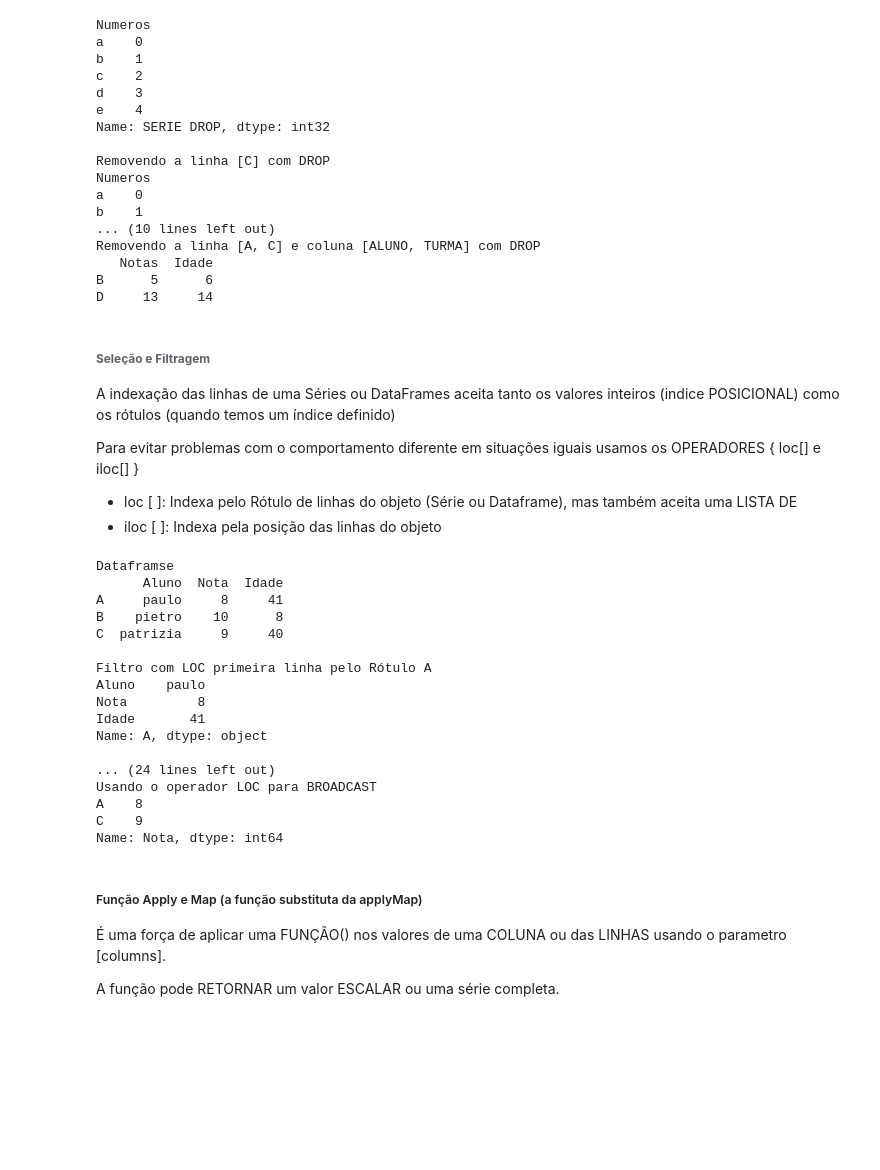
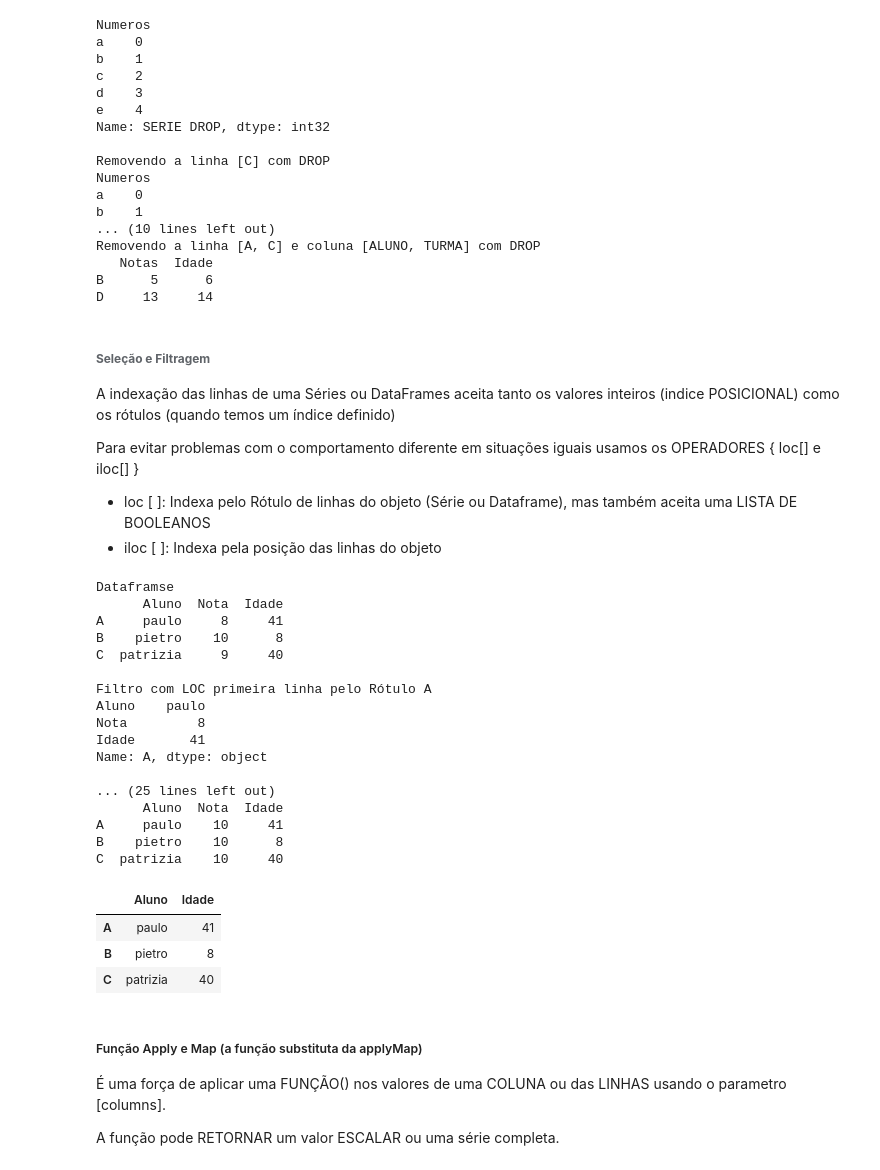
Before and after one commit to paulosilvapinheiro/python, a Jupyter notebook: python para Analise de Dados/pandas/nb_pandas_introducao.ipynb, the cells around one changed output. Drawn from its saved outputs; the diff is of its cells as text; code cells hidden in the pictures; blank space fills up the shorter version.

```diff
--- a/python para Analise de Dados/pandas/nb_pandas_estudo.ipynb
+++ b/python para Analise de Dados/pandas/nb_pandas_introducao.ipynb
@@ -510,7 +510,7 @@ A indexação das linhas de uma Séries ou DataFrames aceita tanto os valores in
 
 Para evitar problemas com o comportamento diferente em situações iguais usamos os OPERADORES { loc[] e iloc[] }
 
-* loc   [ ]: Indexa pelo Rótulo de linhas do objeto (Série ou Dataframe), mas também aceita uma LISTA DE
+* loc   [ ]: Indexa pelo Rótulo de linhas do objeto (Série ou Dataframe), mas também aceita uma LISTA DE BOOLEANOS
 * iloc  [ ]: Indexa pela posição das linhas do objeto
 # %%
 # DataFrame
@@ -521,38 +521,44 @@ print(f"Dataframse \n{df}")
 print(f"\nFiltro com LOC primeira linha pelo Rótulo A\n{df.loc['A']}")
 
 print(f"\nO operador LOC aceita uma lista BOOLEANA\n{df.loc[df['Nota'] < 10]}")
 
 print(f"\nUsando o operador LOC para filtro de LINHAS e COLUNAS\n{df.loc[df['Nota'] < 10, ['Aluno','Idade']]}")
 
 print(f"\nUsando o operador LOC para filtro de LINHAS e COLUNAS\n{df.loc[(df['Aluno'].str.startswith('pau')) & (df['Nota'] < 10), ['Aluno','Idade']]}")
 
 print(f"\nFiltro com iLOC primeira linha pela POSIÇÃO 1\n{df.iloc[0]}")
 
 print(f"\nFiltro com iLOC com SLICE\n{df.iloc[0:1, 0:]}")
 
 # BroadCast
 
 df.loc[df['Idade'] > 35, 'Nota'] = 10
 
 print(f"\nUsando o operador LOC para BROADCAST\n{df}")
+
+df[['Aluno','Idade']].loc[df['Nota'] == 10]
 # %% [output]
 Dataframse
       Aluno  Nota  Idade
 A     paulo     8     41
 B    pietro    10      8
 C  patrizia     9     40
 
 Filtro com LOC primeira linha pelo Rótulo A
 Aluno    paulo
 Nota         8
 Idade       41
 Name: A, dtype: object
 
-... (24 lines left out)
-Usando o operador LOC para BROADCAST
-A    8
-C    9
-Name: Nota, dtype: int64
+... (25 lines left out)
+      Aluno  Nota  Idade
+A     paulo    10     41
+B    pietro    10      8
+C  patrizia    10     40
+|  | Aluno | Idade |
+| A | paulo | 41 |
+| B | pietro | 8 |
+| C | patrizia | 40 |
 # %% [markdown]
 ##### Função Apply e Map (a função substituta da applyMap)
 
```
Also changed, not shown: parts of 3 cells of this notebook, 1 other file.
